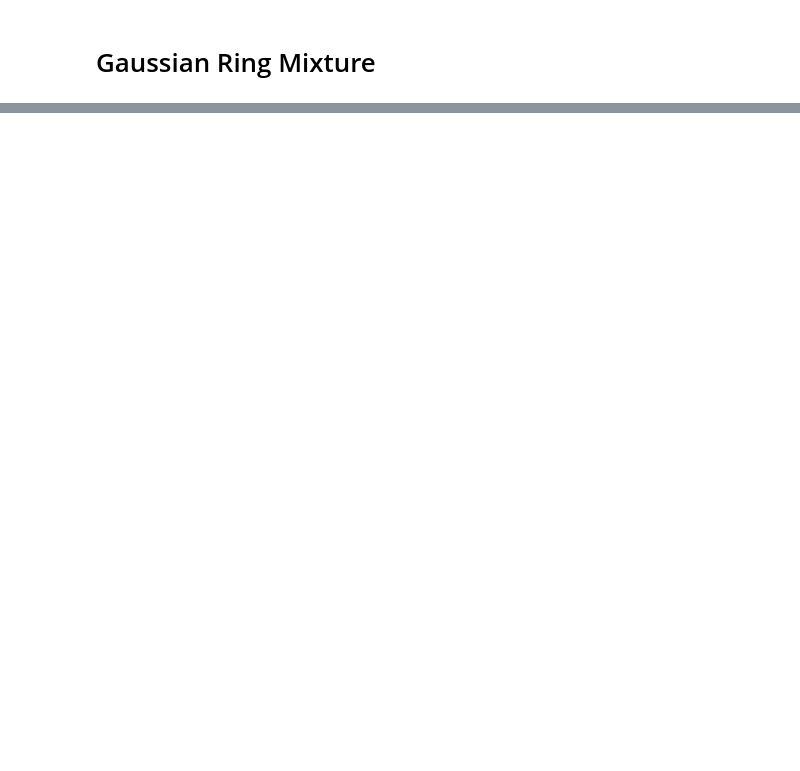
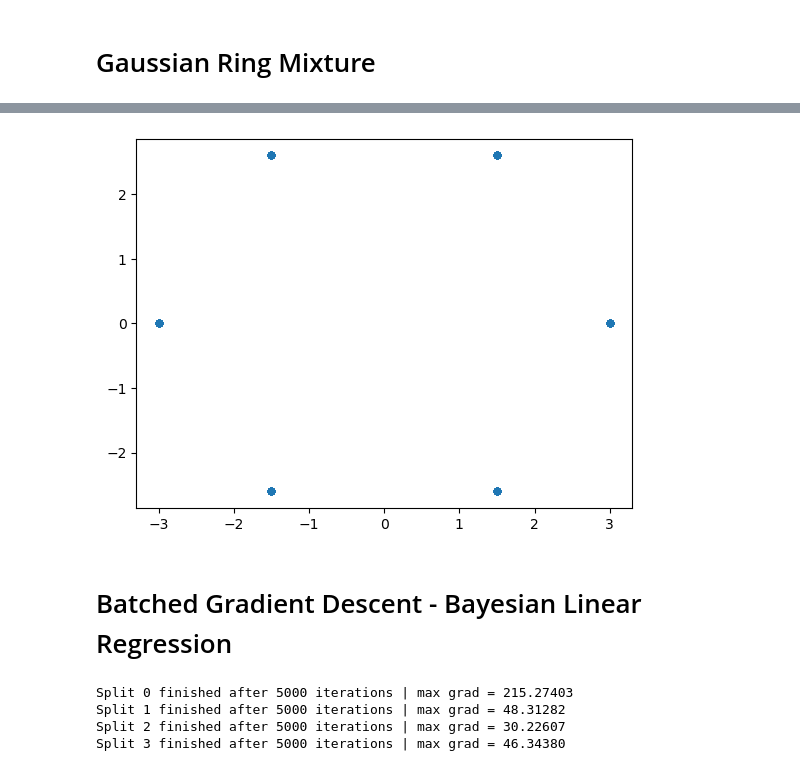
Before and after one commit to jsliu02/msvgd, a Jupyter notebook: tests.ipynb, the cells around one changed output, grey strips where cells are left out. Saved outputs shown, nothing was run; the diff lists cells and outputs as text; code cells hidden in the pictures; blank space fills up the shorter version.

```diff
--- a/tests.ipynb
+++ b/tests.ipynb
@@ -145,0 +172,7 @@ plt.show()
+# %%
+plt.scatter(grm_solver_MAP.particles[:,0], grm_solver_MAP.particles[:,1], s=20)
+plt.show()
+# %% [output]
+[figure, added]
+# %% [markdown]
+# Batched Gradient Descent - Bayesian Linear Regression
@@ -145,0 +208,17 @@ plt.show()
+# %%
+blr_solver = MSVGD(blr_logdensity, data=data)
+
+x0 = jr.normal(k3, (100, D))
+
+particles = blr_solver.solve(
+    x0,
+    mitosis_splits=3,
+    batch_size=1000,
+    optimizer_kwargs={"learning_rate": 1e-3},
+    max_iter=5_000,
+)
+# %% [output]
+Split 0 finished after 5000 iterations | max grad = 215.27403
+Split 1 finished after 5000 iterations | max grad = 48.31282
+Split 2 finished after 5000 iterations | max grad = 30.22607
+Split 3 finished after 5000 iterations | max grad = 46.34380
```
Also changed, not shown: parts of 13 cells of this notebook, 2 other files.
